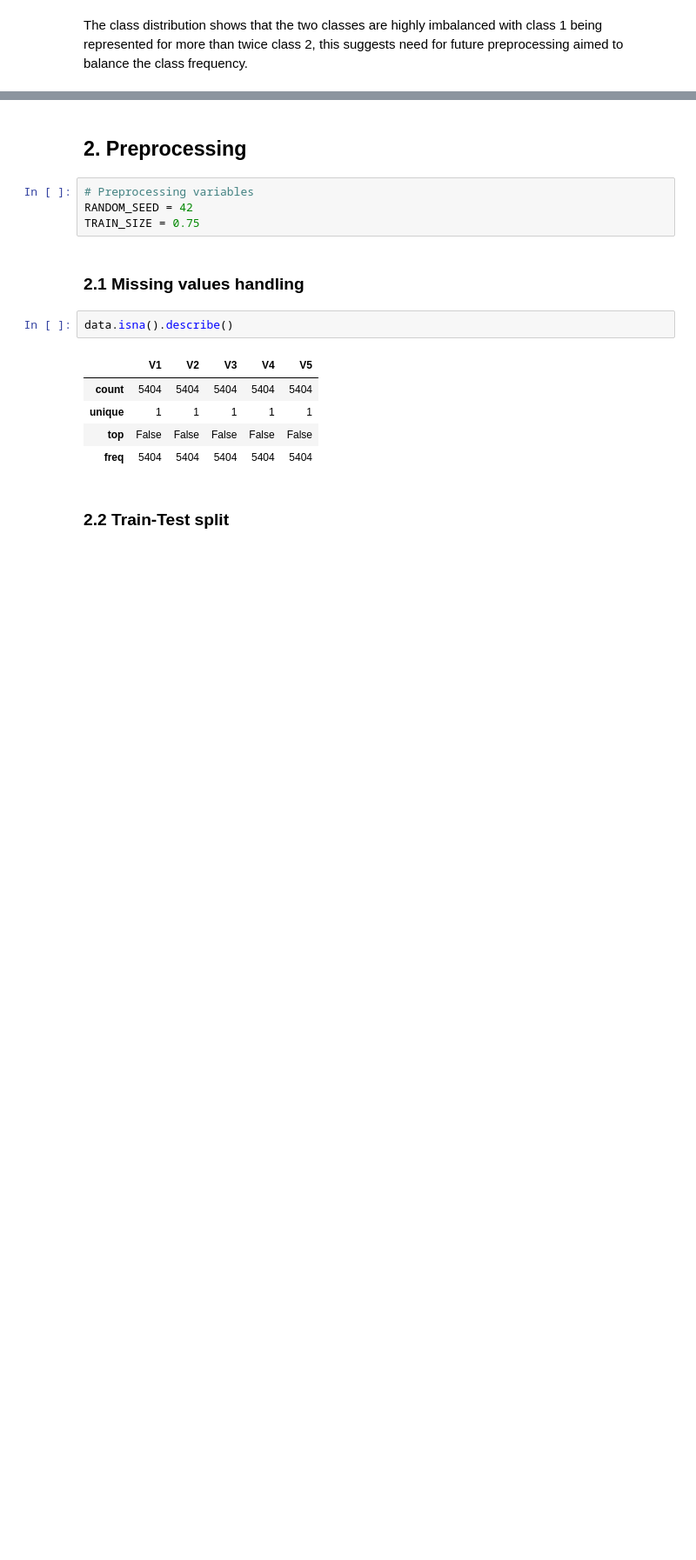
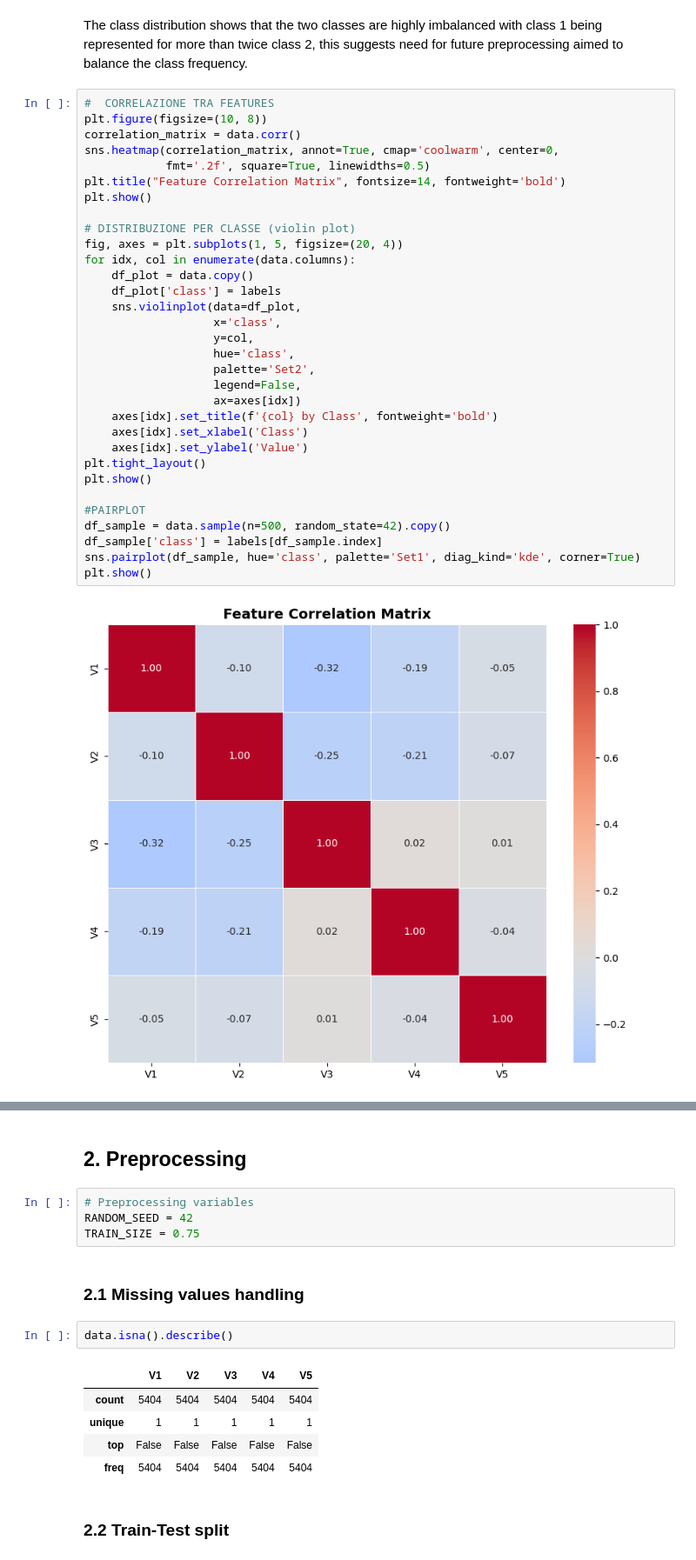
Before and after one commit to fcardia/phoneme_classification, a Jupyter notebook: main.ipynb, the cells around one changed output, grey strips where cells are left out. Shown at 87% size. Drawn from its saved outputs; the diff is of its cells as text; blank space fills up the shorter version.

```diff
--- a/main.ipynb
+++ b/main.ipynb
@@ -139,2 +135,36 @@ plt.show()
 # %% [markdown]
 The class distribution shows that the two classes are highly imbalanced with class 1 being represented for more than twice class 2, this suggests need for future preprocessing aimed to balance the class frequency.
+# %%
+#  CORRELAZIONE TRA FEATURES
+plt.figure(figsize=(10, 8))
+correlation_matrix = data.corr()
+sns.heatmap(correlation_matrix, annot=True, cmap='coolwarm', center=0,
+            fmt='.2f', square=True, linewidths=0.5)
+plt.title("Feature Correlation Matrix", fontsize=14, fontweight='bold')
+plt.show()
+
+# DISTRIBUZIONE PER CLASSE (violin plot)
+fig, axes = plt.subplots(1, 5, figsize=(20, 4))
+for idx, col in enumerate(data.columns):
+    df_plot = data.copy()
+    df_plot['class'] = labels
+    sns.violinplot(data=df_plot,
+                   x='class',
+                   y=col,
+                   hue='class',
+                   palette='Set2',
+                   legend=False,
+                   ax=axes[idx])
+    axes[idx].set_title(f'{col} by Class', fontweight='bold')
+    axes[idx].set_xlabel('Class')
+    axes[idx].set_ylabel('Value')
+plt.tight_layout()
+plt.show()
+
+#PAIRPLOT
+df_sample = data.sample(n=500, random_state=42).copy()
+df_sample['class'] = labels[df_sample.index]
+sns.pairplot(df_sample, hue='class', palette='Set1', diag_kind='kde', corner=True)
+plt.show()
+# %% [output]
+[figure, added]
```
Also changed, not shown: parts of 18 cells of this notebook.
